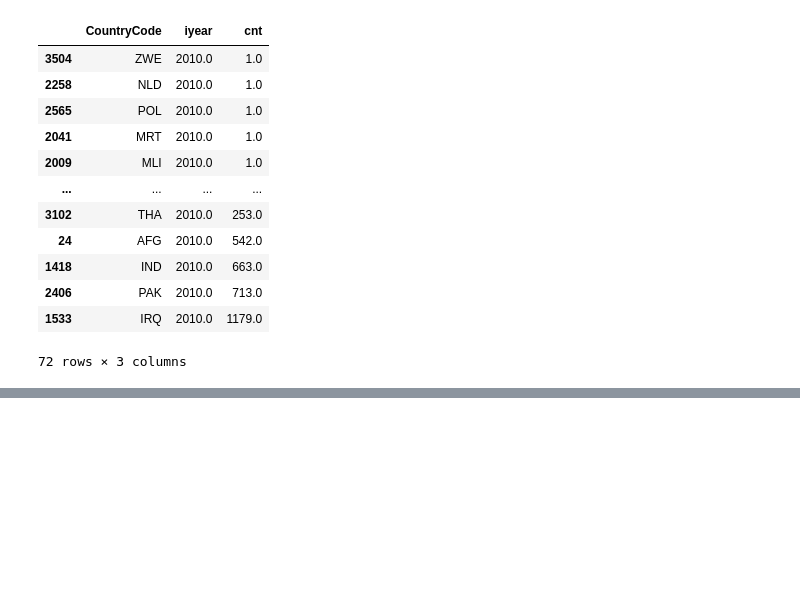
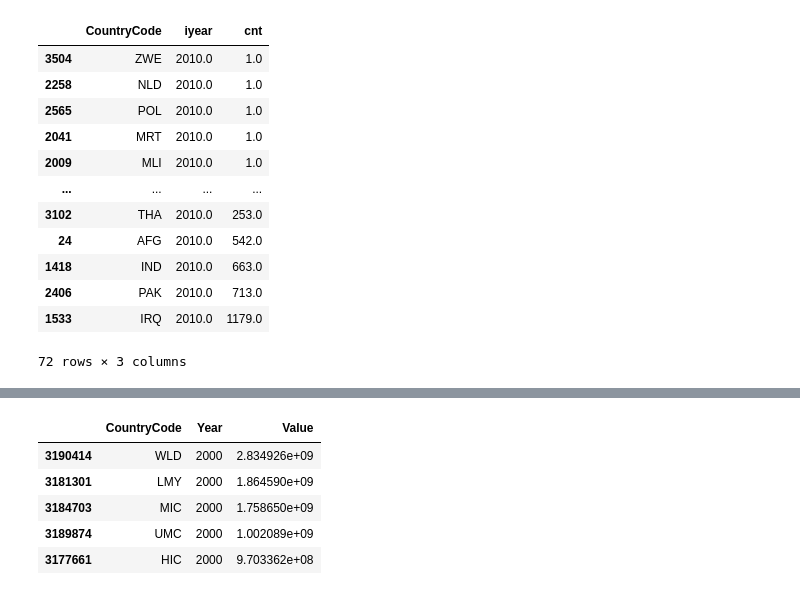
Before and after one commit to AndreaCurtoni/TerrorismDSBA, a Jupyter notebook: starting_analysis/data_exploration_Andrea3.ipynb, the cells around one changed output, grey strips where cells are left out. Saved outputs shown, nothing was run; the diff lists cells and outputs as text; code cells hidden in the pictures; blank space fills up the shorter version.

```diff
--- a/starting_analysis/data_exploration_Andrea3.ipynb
+++ b/starting_analysis/data_exploration_Andrea3.ipynb
@@ -332,0 +344,11 @@ IFrame('plot_data3.html', width=800, height=650)
+# %%
+urb_pop = pd.DataFrame(indicators[indicators.IndicatorCode == 'SP.URB.TOTL'][['CountryCode','Year','Value']])
+urb_pop2000 = pd.DataFrame(urb_pop[urb_pop.Year == 2000])
+urb_pop2000.sort_values(by='Value', ascending=False).head()
+# %% [output]
+|  | CountryCode | Year | Value |
+| 3190414 | WLD | 2000 | 2.834926e+09 |
+| 3181301 | LMY | 2000 | 1.864590e+09 |
+| 3184703 | MIC | 2000 | 1.758650e+09 |
+| 3189874 | UMC | 2000 | 1.002089e+09 |
+| 3177661 | HIC | 2000 | 9.703362e+08 |
```
Also changed, not shown: parts of 9 cells of this notebook.
